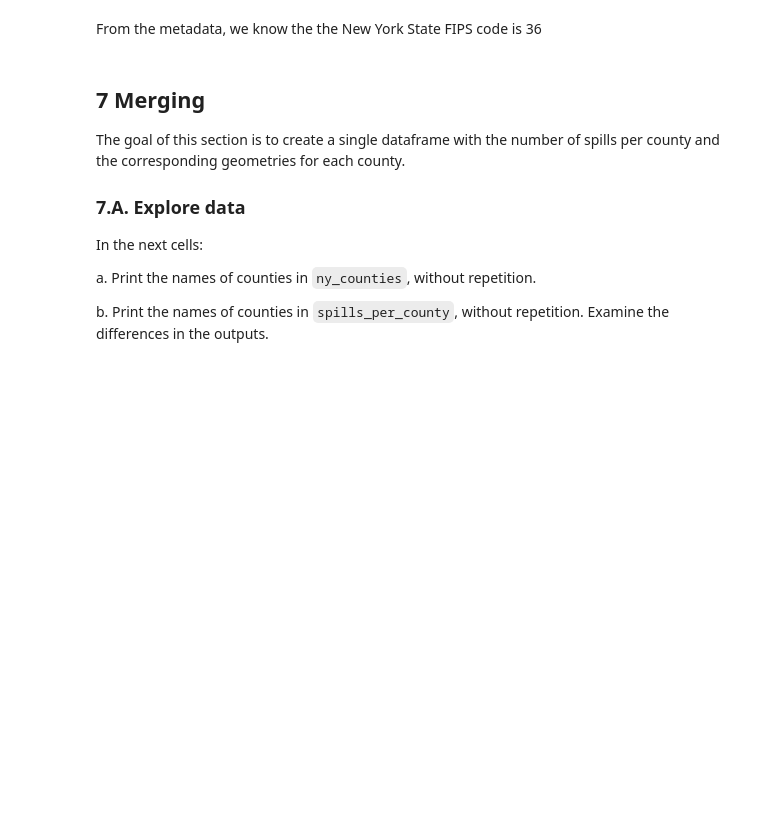
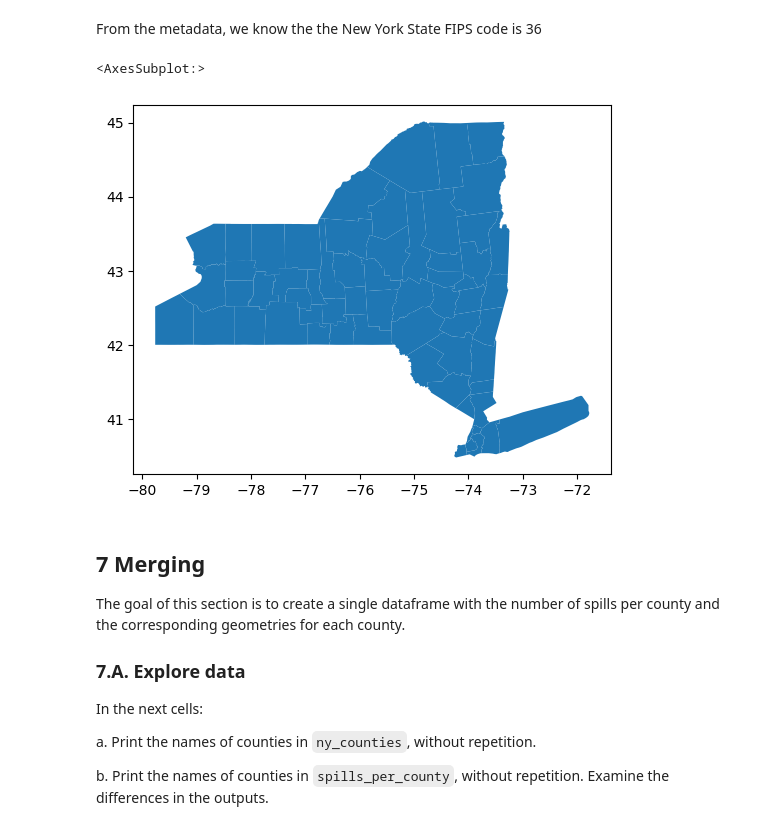
Before and after one commit to haylee360/eds220-hwk3, a Jupyter notebook: hwk3-task2-oil-spills-oyler.ipynb, the cells around one changed output. Cells and saved outputs as stored; diff of their text form; code cells hidden in the pictures; blank space fills up the shorter version.

```diff
--- a/hwk3-task2-oil-spills-oyler.ipynb
+++ b/hwk3-task2-oil-spills-oyler.ipynb
@@ -435,8 +435,12 @@ Select all the counties for the state of New York in a new variable `ny_counties
 # %% [markdown]
 From the metadata, we know the the New York State FIPS code is 36
 # %%
-# Filter to only New York counties
+# Filter to only New York counties and plot
 ny_counties = counties[counties['statefp'] == '36']
+ny_counties.plot()
+# %% [output]
+<AxesSubplot:>
+[figure, added]
 # %% [markdown]
 ## 7 Merging
 
```
Also changed, not shown: parts of 9 cells of this notebook, 1 other file.
